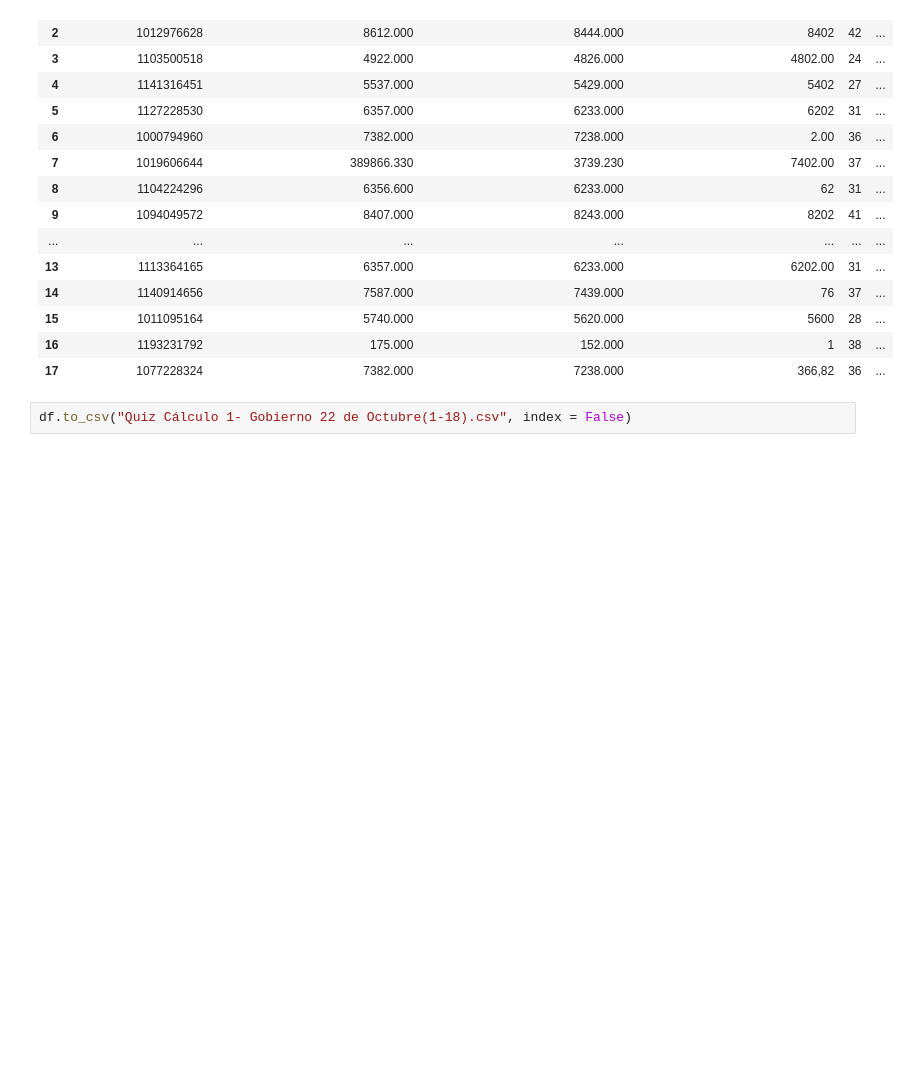
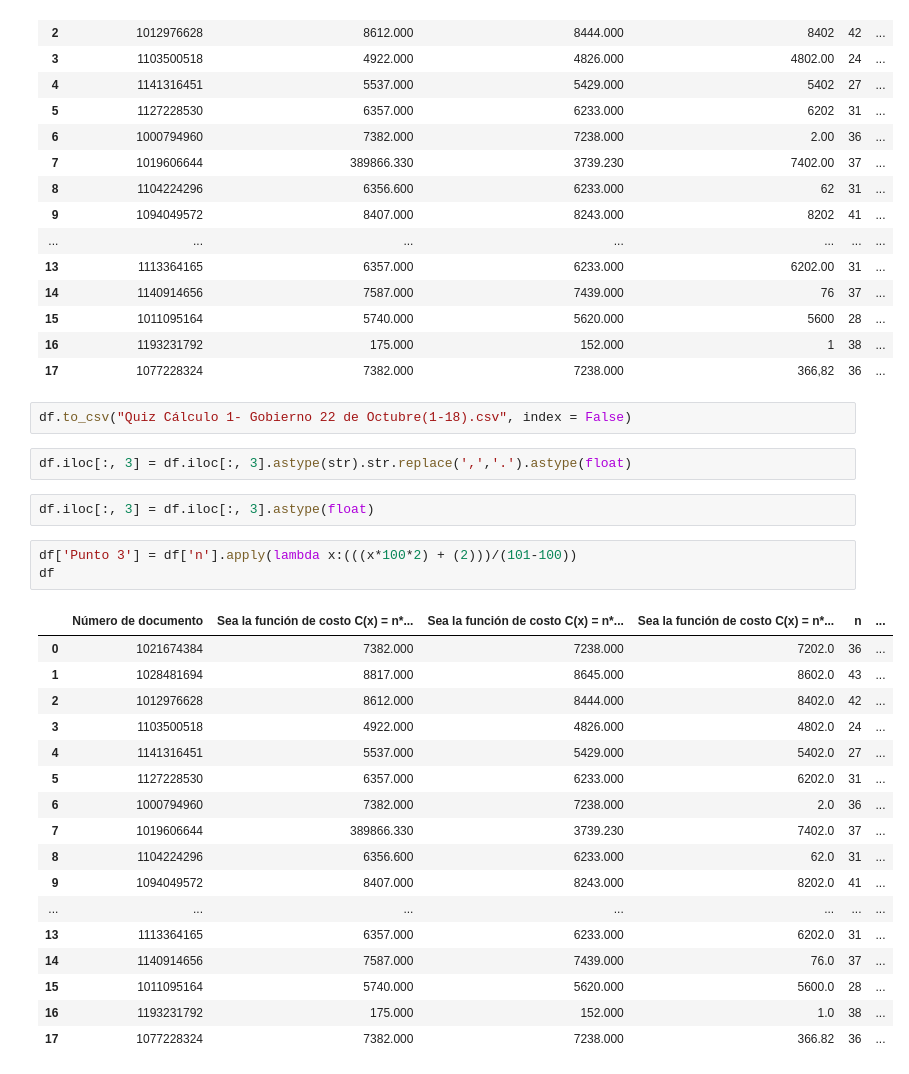
Before and after one commit to Laura02085/Proyecto_Final_Grupo_3, a Jupyter notebook: .pandas/Estudiante1.ipynb, the cells around one changed output. Cells and saved outputs as stored; diff of their text form; blank space fills up the shorter version.

Commit message:
Punto 2 y 3. Maria Vera

```diff
--- a/.pandas/Estudiante1.ipynb
+++ b/.pandas/Estudiante1.ipynb
@@ -122,3 +122,28 @@ df
 | 17 | 1077228324 | 7382.000 | 7238.000 | 366,82 | 36 | ... |
 # %%
 df.to_csv("Quiz Cálculo 1- Gobierno 22 de Octubre(1-18).csv", index = False)
+# %%
+df.iloc[:, 3] = df.iloc[:, 3].astype(str).str.replace(',','.').astype(float)
+# %%
+df.iloc[:, 3] = df.iloc[:, 3].astype(float)
+# %%
+df['Punto 3'] = df['n'].apply(lambda x:(((x*100*2) + (2)))/(101-100))
+df
+# %% [output]
+|  | Número de documento | Sea la función de costo C(x) = n*... | Sea la función de costo C(x) = n*... | Sea la función de costo C(x) = n*... | n | ... |
+| 0 | 1021674384 | 7382.000 | 7238.000 | 7202.0 | 36 | ... |
+| 1 | 1028481694 | 8817.000 | 8645.000 | 8602.0 | 43 | ... |
+| 2 | 1012976628 | 8612.000 | 8444.000 | 8402.0 | 42 | ... |
+| 3 | 1103500518 | 4922.000 | 4826.000 | 4802.0 | 24 | ... |
+| 4 | 1141316451 | 5537.000 | 5429.000 | 5402.0 | 27 | ... |
+| 5 | 1127228530 | 6357.000 | 6233.000 | 6202.0 | 31 | ... |
+| 6 | 1000794960 | 7382.000 | 7238.000 | 2.0 | 36 | ... |
+| 7 | 1019606644 | 389866.330 | 3739.230 | 7402.0 | 37 | ... |
+| 8 | 1104224296 | 6356.600 | 6233.000 | 62.0 | 31 | ... |
+| 9 | 1094049572 | 8407.000 | 8243.000 | 8202.0 | 41 | ... |
+| ... | ... | ... | ... | ... | ... | ... |
+| 13 | 1113364165 | 6357.000 | 6233.000 | 6202.0 | 31 | ... |
+| 14 | 1140914656 | 7587.000 | 7439.000 | 76.0 | 37 | ... |
+| 15 | 1011095164 | 5740.000 | 5620.000 | 5600.0 | 28 | ... |
+| 16 | 1193231792 | 175.000 | 152.000 | 1.0 | 38 | ... |
+| 17 | 1077228324 | 7382.000 | 7238.000 | 366.82 | 36 | ... |
```
Also changed, not shown: parts of 3 cells of this notebook, 1 other file.
